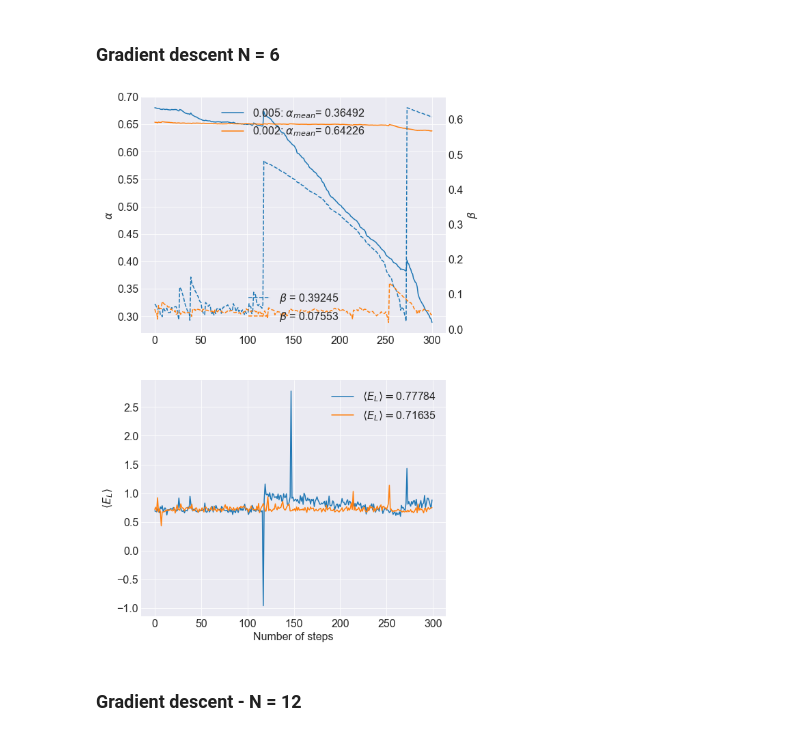
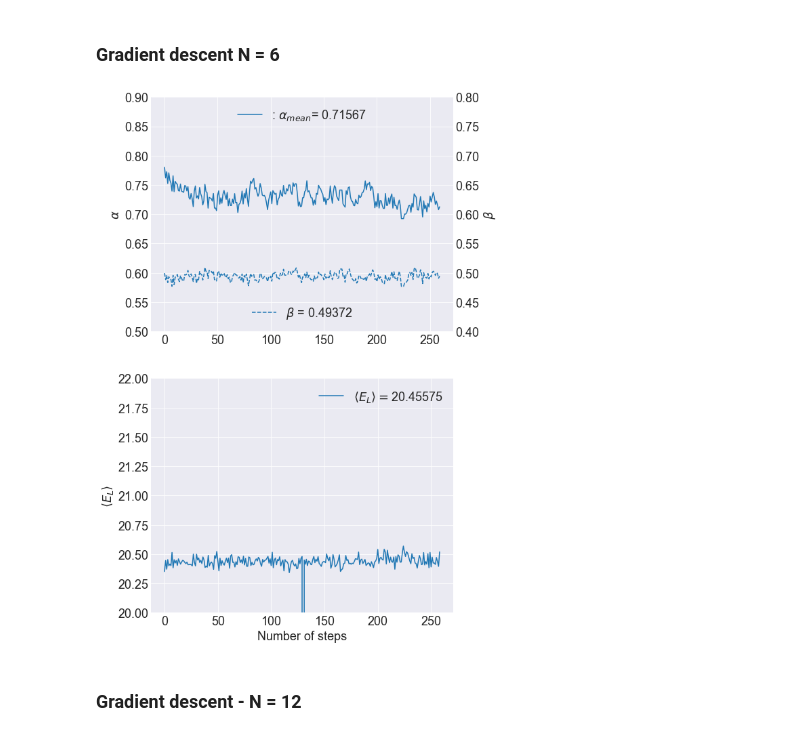
Before and after one commit to vildemjo/vmc_fermions, a Jupyter notebook: analysisscripts/plotting.ipynb, the cells around one changed output. Cells and saved outputs as stored; diff of their text form; code cells hidden in the pictures.

```diff
--- a/analysisscripts/plotting.ipynb
+++ b/analysisscripts/plotting.ipynb
@@ -287,10 +292,12 @@ tight_layout()
 # %% [markdown]
 ### Gradient descent N = 6
 # %%
-# omega = 1.0
-# gamma = [0.1]
-# ast = [80]
-# bst = [50]
+omega = [1.0]
+gamma = [0.1]
+ast = [80]
+bst = [50]
+
+name = [""]
 
 # omega = 0.5
 # gamma = [0.1]
@@ -316,49 +323,49 @@ tight_layout()
 
 # name = ["0.02", "0.02, from ss", "0.01", "0.01, from ss"]
 
-omega = [0.01, 0.01]
-gamma = [0.005, 0.002]
-ast = [69, 66]
-bst = [8, 6]
+# omega = [0.01, 0.01]
+# gamma = [0.005, 0.002]
+# ast = [69, 66]
+# bst = [8, 6]
 
-name = ["0.005", "0.002"]
+# name = ["0.005", "0.002"]
 
 figure(figsize=(8,14))
 ax1 = subplot(2,1,1)
 ax2 = twinx(ax1)
 
 for y in range(len(ast)):
 
     X = genfromtxt(file_loc + "\\exercise_g\\gradient_descent_interaction_p6_importance_omega_%i_alphastart_%i_betastart_%i_gamma_%i.txt"%(int(omega[y]*100), ast[y], bst[y], int(gamma[y]*1000)), skip_header = 1)
 
     alpha = X[:,0]
     beta = X[:,1]
     energy = X[:,2]
     derivative_alpha = X[:,3]
     derivative_beta = X[:,4]
 
 #     alpha = alpha[0:125]
 #     beta = beta[0:125]
 #     energy = energy[0:125]
 
 
     ax1.plot(alpha, label="%s: $\\alpha_{mean}$= %.5f"%(name[y], mean(alpha[-50:])))
     ax1.set_ylabel("$\\alpha$")
     ax2.plot(beta, "--",label="$\\beta$ = %.5f"%mean(beta[-50:]))
     ax2.set_ylabel("$\\beta$")
     ax1.legend(loc=9)
     ax2.legend(loc=8)
-#     ax1.set_ylim([0.6,0.82])
-#     ax2.set_ylim([0.0,0.25])
+    ax1.set_ylim([0.5,0.9])
+    ax2.set_ylim([0.4,0.8])
     ax2.grid(False)
     subplot(2,1,2)
     plot(energy[1:], label="$\\left<E_L\\right> = $%.5f"%mean(energy[-50:]))
-#     ylim([3.5-0.5,3.5+1.5])
+    ylim([20.5-0.5,20.5+1.5])
     ylabel( "$\\left<E_L\\right>$")
     xlabel("Number of steps")
     legend()
 # %% [output]
-[figure, old version]
+[figure, new version]
 # %% [markdown]
 ### Gradient descent - N = 12
 # %%
```
Also changed, not shown: parts of 6 cells of this notebook, 16 other files.
